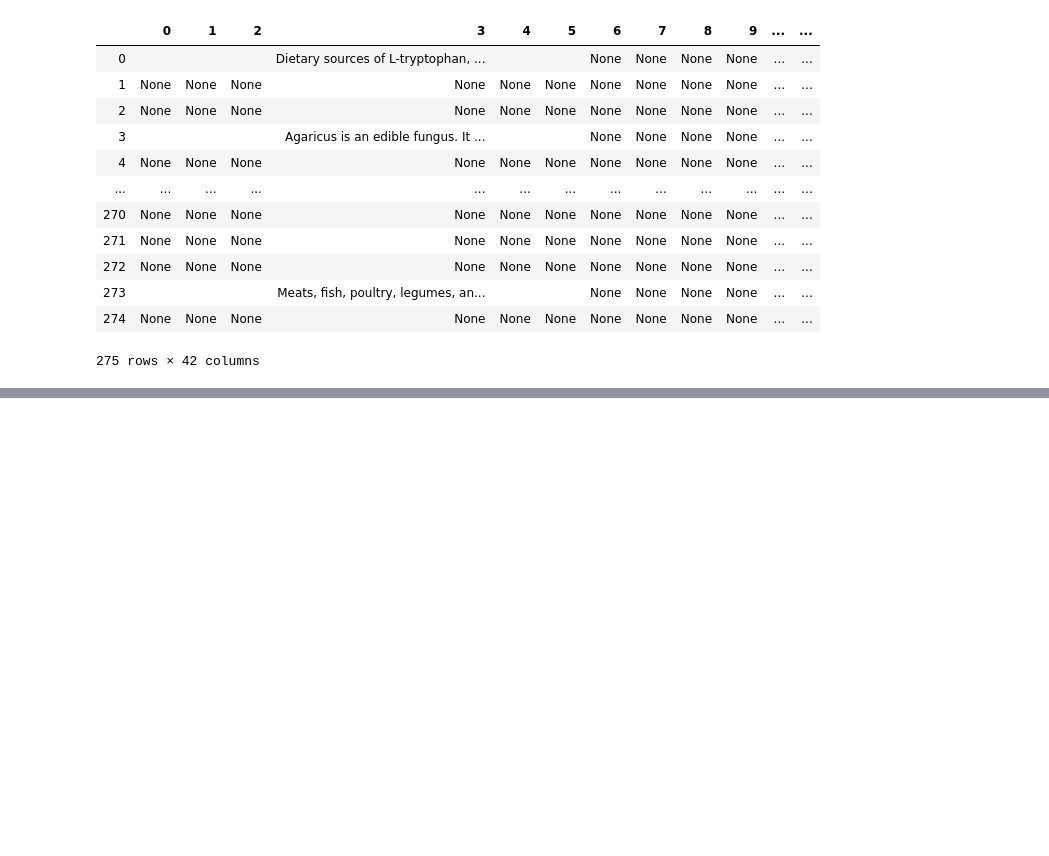
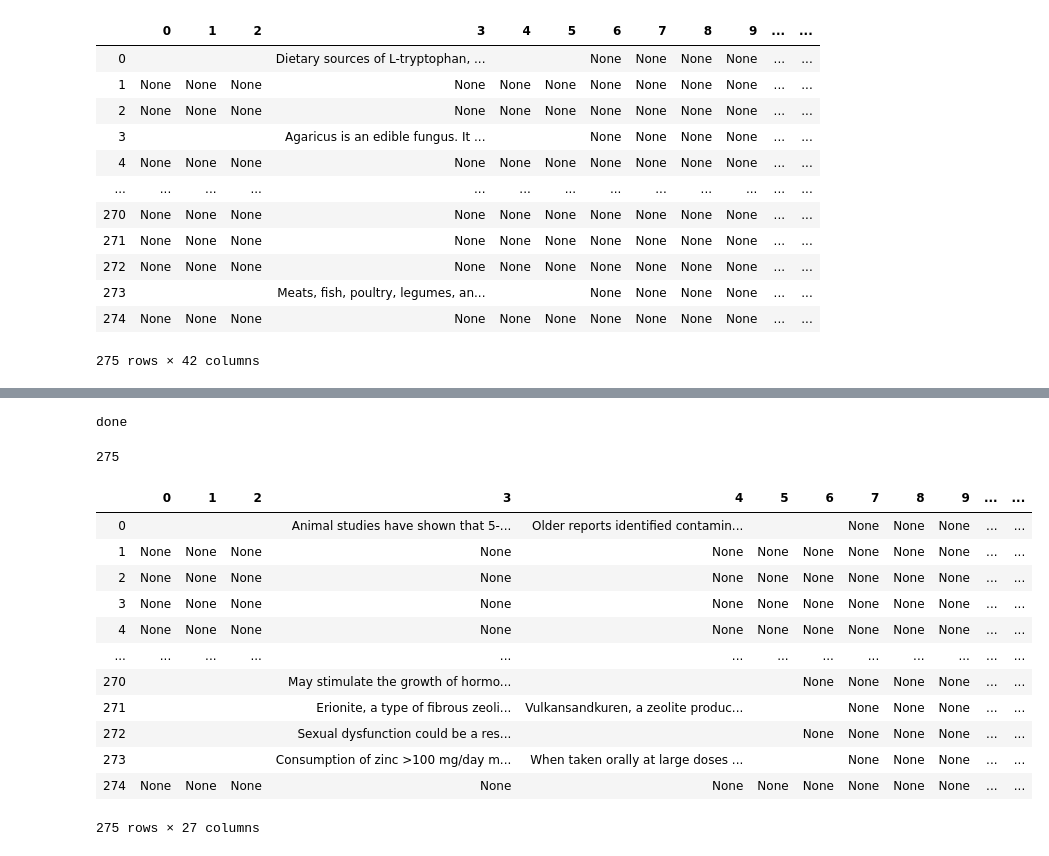
Before and after one commit to yingxuan0806/UROP-OncoRx, a Jupyter notebook: Data/About Herbs/scraper.ipynb, the cells around one changed output, grey strips where cells are left out. Cells and saved outputs as stored; diff of their text form; code cells hidden in the pictures; blank space fills up the shorter version.

Commit message:
mskcc done

```diff
--- a/Data/About Herbs/scraper.ipynb
+++ b/Data/About Herbs/scraper.ipynb
@@ -1087,3 +1087,21 @@ h_food_source_df
 writer = pd.ExcelWriter('h_food_source.xlsx')
 h_food_source_df.to_excel(writer, 'data')
 writer.save()
+# %%
+# h mech action
+h_mech_action = []
+
+for i in range(len(link)):
+    response = requests.get(link[i])
+    data_ = response.text
+    soup = BeautifulSoup(data_, 'lxml')
+    mech_action = soup.find('div', class_ = """clearfix text-formatted field field-node--field-herb-mechanism-of-action field-name-field-herb-mechanism-of-action field-type-text-long""")
+    if mech_action is None:
+        h_mech_action.append("")
+
+    if mech_action is not None:
+        mech_action = mech_action.text
+        mech_action = mech_action.split("\n")
+        h_mech_action.append(mech_action)
+
+print("done")
@@ -1090,15 +1133,39 @@ writer.save()
 # %%
+# h warnings
+h_warnings = []
 
-response = requests.get(link[0])
-data_ = response.text
-soup = BeautifulSoup(data_, 'lxml')
-uses = soup.find('div', class_ = """clearfix text-formatted field field-node--field-herb-food-sources field-name-field-herb-food-sources field-type-text-long""")
-if food_source is None:
-    h_food_source.append("")
+for i in range(len(link)):
+    response = requests.get(link[i])
+    data_ = response.text
+    soup = BeautifulSoup(data_, 'lxml')
+    warnings = soup.find('div', class_ = """clearfix text-formatted field field-node--field-herb-warnings field-name-field-herb-warnings field-type-text-long""")
+    if warnings is None:
+        h_warnings.append("")
 
-if food_source is not None:
-    food_source = food_source.text
-    food_source = food_source.split("\n")
-    h_food_source.append(food_source)
+    if warnings is not None:
+        warnings = warnings.text
+        warnings = warnings.split("\n")
+        h_warnings.append(warnings)
 
 print("done")
+# %% [output]
+done
+# %%
+print(len(h_warnings))
+h_warnings_df = pd.DataFrame(h_warnings)
+h_warnings_df
+# %% [output]
+275
+|  | 0 | 1 | 2 | 3 | 4 | 5 | 6 | 7 | 8 | 9 | ... | ... |
+| 0 |  |  |  | Animal studies have shown that 5-... | Older reports identified contamin... |  |  | None | None | None | ... | ... |
+| 1 | None | None | None | None | None | None | None | None | None | None | ... | ... |
+| 2 | None | None | None | None | None | None | None | None | None | None | ... | ... |
+| 3 | None | None | None | None | None | None | None | None | None | None | ... | ... |
+| 4 | None | None | None | None | None | None | None | None | None | None | ... | ... |
+| ... | ... | ... | ... | ... | ... | ... | ... | ... | ... | ... | ... | ... |
+| 270 |  |  |  | May stimulate the growth of hormo... |  |  | None | None | None | None | ... | ... |
+| 271 |  |  |  | Erionite, a type of fibrous zeoli... | Vulkansandkuren, a zeolite produc... |  |  | None | None | None | ... | ... |
+| 272 |  |  |  | Sexual dysfunction could be a res... |  |  | None | None | None | None | ... | ... |
+| 273 |  |  |  | Consumption of zinc >100 mg/day m... | When taken orally at large doses ... |  |  | None | None | None | ... | ... |
+| 274 | None | None | None | None | None | None | None | None | None | None | ... | ... |
+275 rows × 27 columns
```
Also changed, not shown: parts of 20 cells of this notebook, 10 other files.
